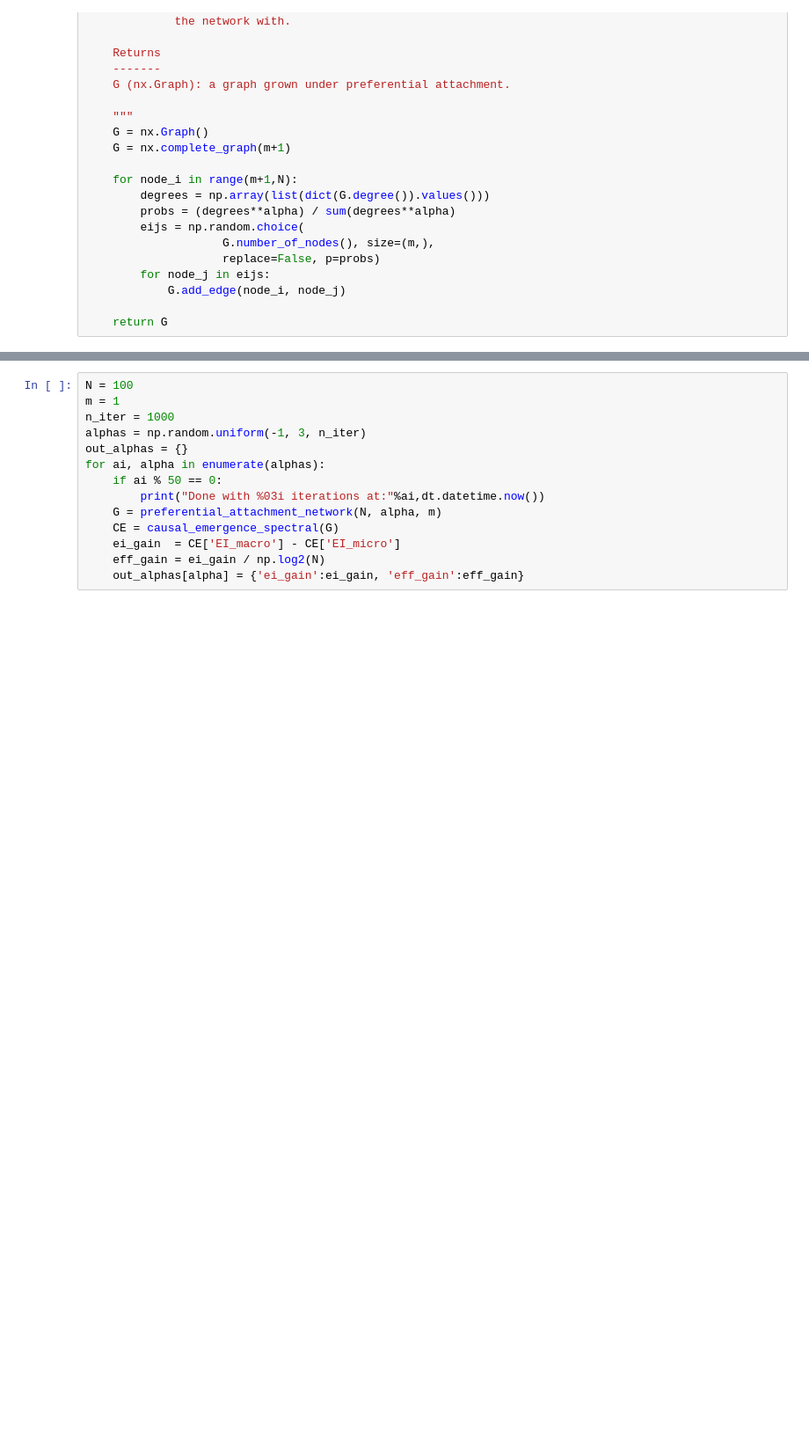
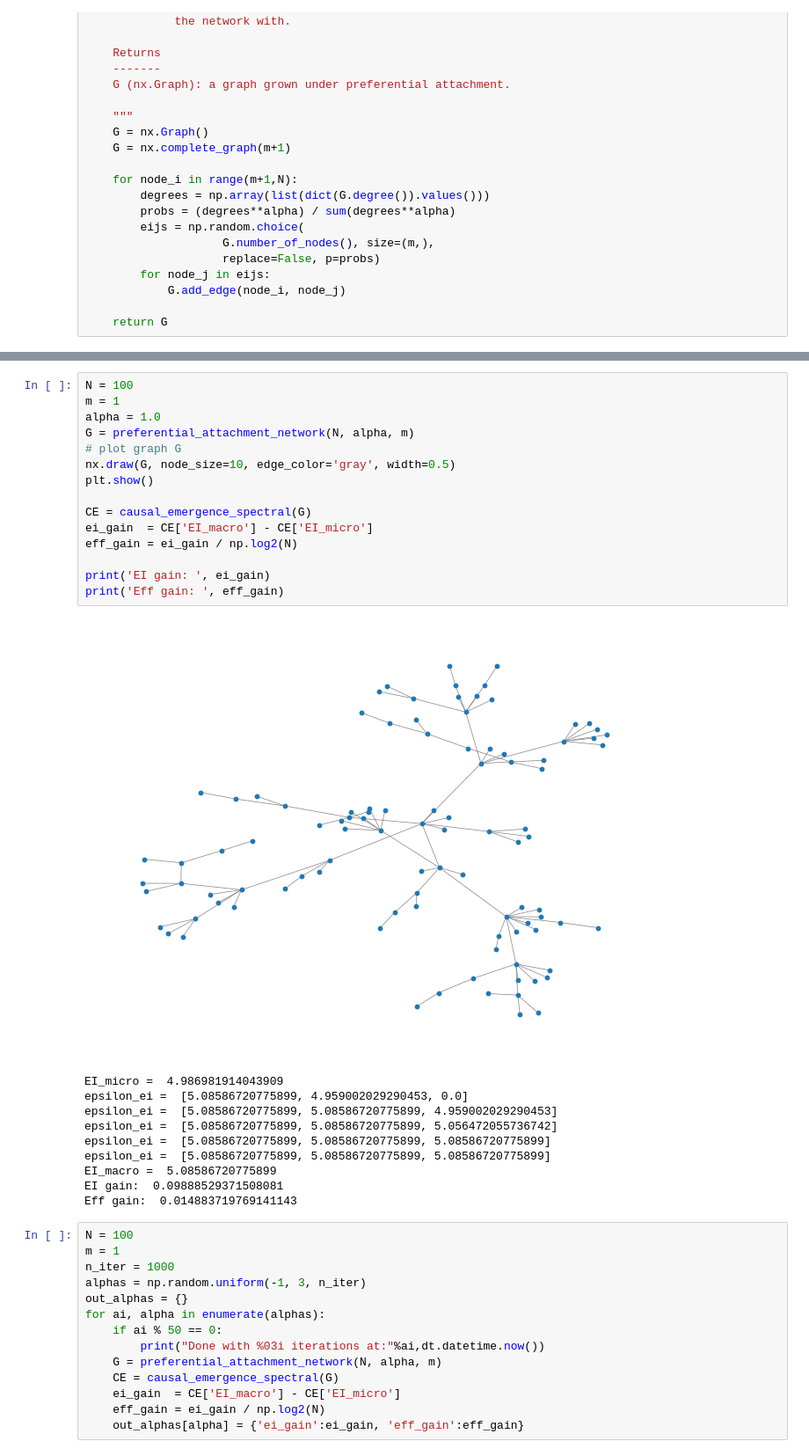
Before and after one commit to YYT1002/einet, a Jupyter notebook: code/Chapter 09 - Spectral Causal Emergence.ipynb, the cells around one changed output, grey strips where cells are left out. Shown: that part at 88% size. Cells and saved outputs as stored; diff of their text form; blank space fills up the shorter version.

```diff
--- a/code/Chapter 09 - Spectral Causal Emergence.ipynb
+++ b/code/Chapter 09 - Spectral Causal Emergence.ipynb
@@ -141,3 +150,29 @@ plt.show()
+# %%
+N = 100
+m = 1
+alpha = 1.0
+G = preferential_attachment_network(N, alpha, m)
+# plot graph G
+nx.draw(G, node_size=10, edge_color='gray', width=0.5)
+plt.show()
+
+CE = causal_emergence_spectral(G)
+ei_gain  = CE['EI_macro'] - CE['EI_micro']
+eff_gain = ei_gain / np.log2(N)
+
+print('EI gain: ', ei_gain)
+print('Eff gain: ', eff_gain)
+# %% [output]
+[figure, added]
+EI_micro =  4.986981914043909
+epsilon_ei =  [5.08586720775899, 4.959002029290453, 0.0]
+epsilon_ei =  [5.08586720775899, 5.08586720775899, 4.959002029290453]
+epsilon_ei =  [5.08586720775899, 5.08586720775899, 5.056472055736742]
+epsilon_ei =  [5.08586720775899, 5.08586720775899, 5.08586720775899]
+epsilon_ei =  [5.08586720775899, 5.08586720775899, 5.08586720775899]
+EI_macro =  5.08586720775899
+EI gain:  0.09888529371508081
+Eff gain:  0.014883719769141143
 # %%
 N = 100
 m = 1
```
Also changed, not shown: parts of 5 cells of this notebook, 7 other files.
